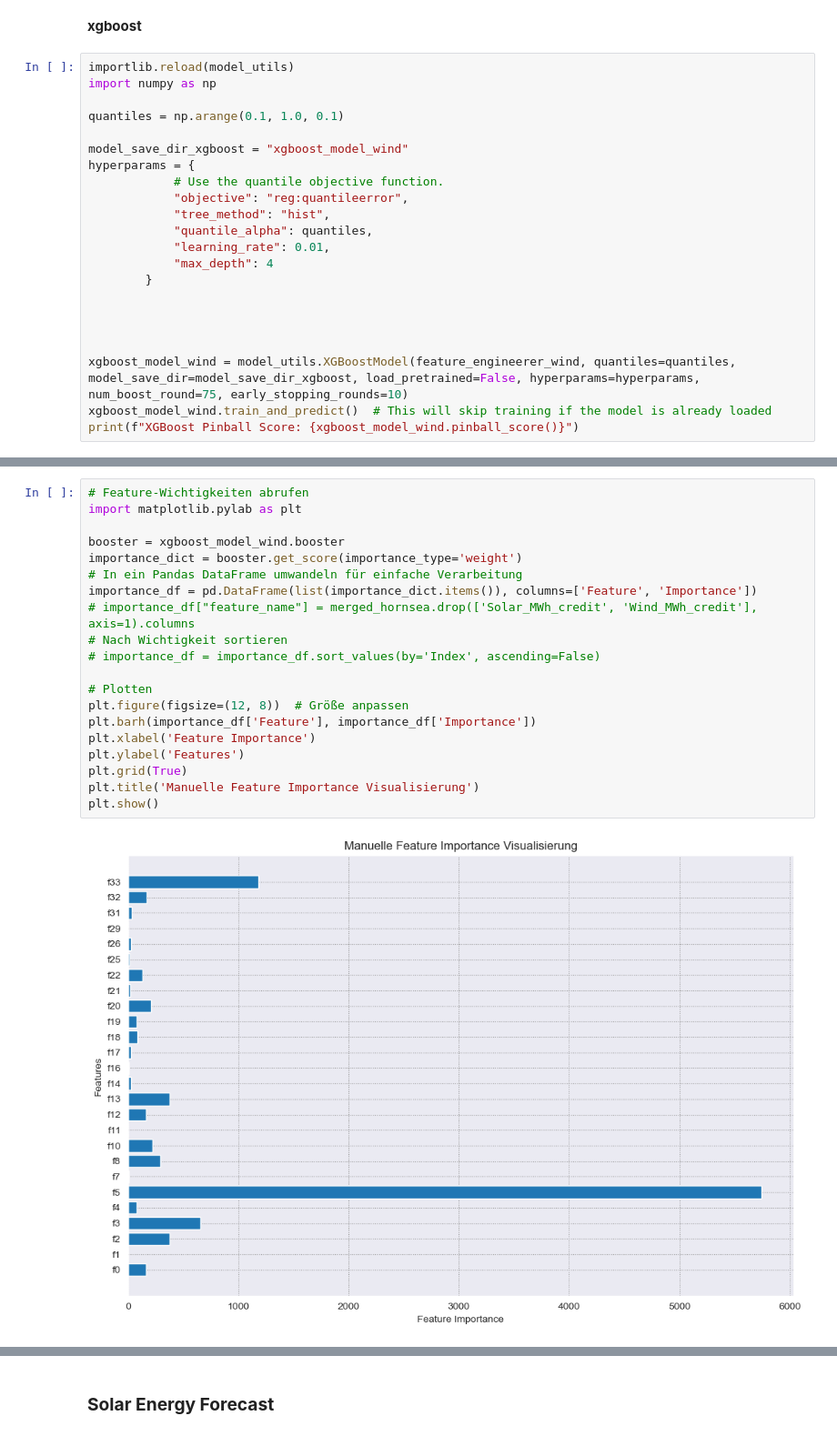
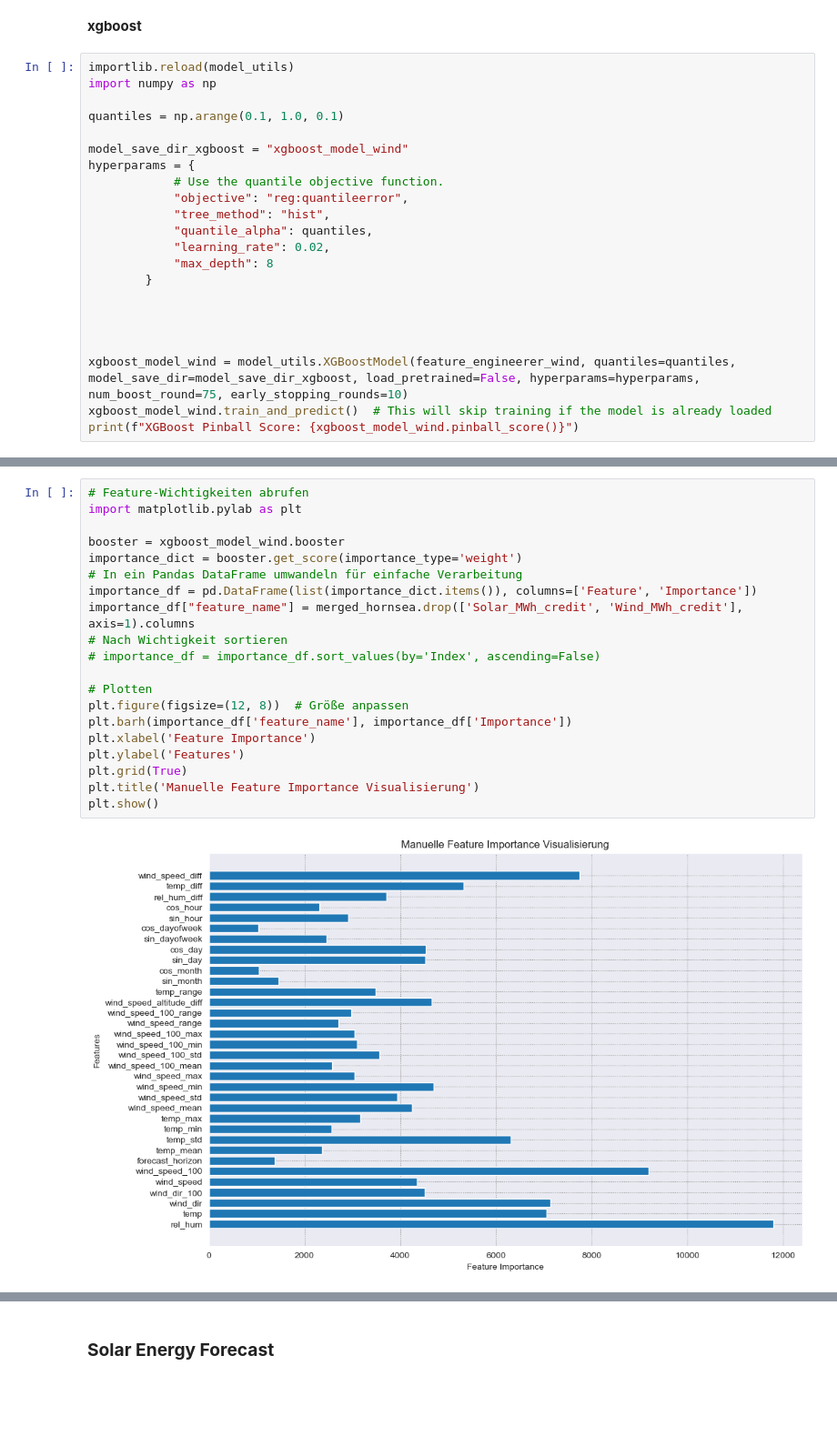
Before and after one commit to av1c3nna/awp2, a Jupyter notebook: code/model_training.ipynb, the cells around one changed output, grey strips where cells are left out. Shown at 91% size. Drawn from its saved outputs; the diff is of its cells as text; blank space fills up the shorter version.

```diff
--- a/code/model_training.ipynb
+++ b/code/model_training.ipynb
@@ -171,8 +171,8 @@ hyperparams = {
             "objective": "reg:quantileerror",
             "tree_method": "hist",
             "quantile_alpha": quantiles,
-            "learning_rate": 0.01,
-            "max_depth": 4
+            "learning_rate": 0.02,
+            "max_depth": 8
         }
 
 
@@ -202,25 +202,25 @@ XGBoost Pinball Score: 49.572898007995455
 # %%
 # Feature-Wichtigkeiten abrufen
 import matplotlib.pylab as plt
 
 booster = xgboost_model_wind.booster
 importance_dict = booster.get_score(importance_type='weight')
 # In ein Pandas DataFrame umwandeln für einfache Verarbeitung
 importance_df = pd.DataFrame(list(importance_dict.items()), columns=['Feature', 'Importance'])
-# importance_df["feature_name"] = merged_hornsea.drop(['Solar_MWh_credit', 'Wind_MWh_credit'], axis=1).columns
+importance_df["feature_name"] = merged_hornsea.drop(['Solar_MWh_credit', 'Wind_MWh_credit'], axis=1).columns
 # Nach Wichtigkeit sortieren
 # importance_df = importance_df.sort_values(by='Index', ascending=False)
 
 # Plotten
 plt.figure(figsize=(12, 8))  # Größe anpassen
-plt.barh(importance_df['Feature'], importance_df['Importance'])
+plt.barh(importance_df['feature_name'], importance_df['Importance'])
 plt.xlabel('Feature Importance')
 plt.ylabel('Features')
 plt.grid(True)
 plt.title('Manuelle Feature Importance Visualisierung')
 plt.show()
 # %% [output]
-[figure, old version]
+[figure, new version]
 # %%
 total_rows = len(merged_hornsea)  # Gesamtanzahl der Zeilen im DataFrame
 last_10_percent_rows = int(0.1 * total_rows + 1)  # Anzahl der letzten 10% Zeilen
```
Also changed, not shown: parts of 3 cells of this notebook, 1 other file.
